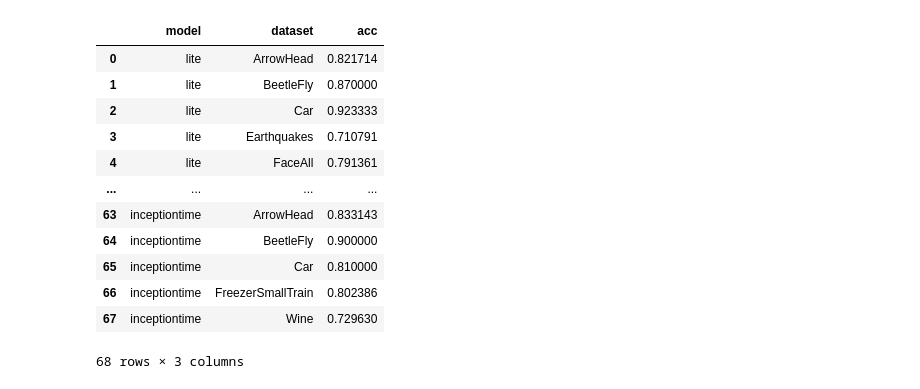
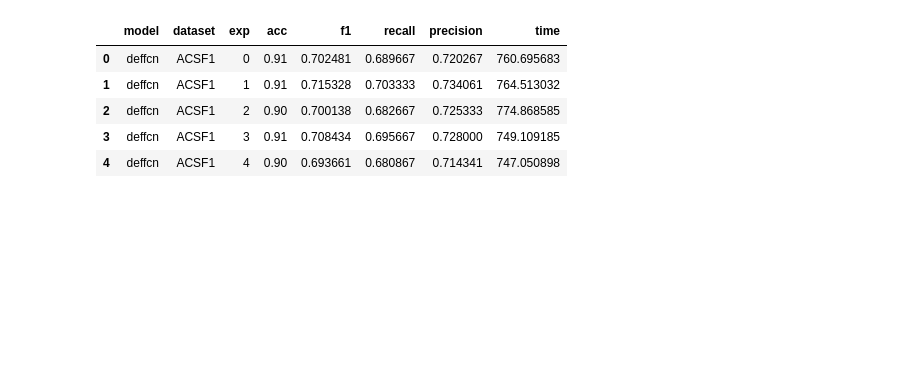
Before and after one commit to jose-gilberto/defconv_time_series, a Jupyter notebook: notebooks/subsets_results.ipynb, the cells around one changed output. Cells and saved outputs as stored; diff of their text form; code cells hidden in the pictures; blank space fills up the shorter version.

```diff
--- a/notebooks/subsets_results.ipynb
+++ b/notebooks/subsets_results.ipynb
@@ -3,20 +3,3 @@ import pandas as pd
 import seaborn as sns
 import numpy as np
 import matplotlib.pyplot as plt
-# %%
-subset_results = pd.read_csv('./subset_results.csv')
-subset_results
-# %% [output]
-|  | model | dataset | acc |
-| 0 | lite | ArrowHead | 0.821714 |
-| 1 | lite | BeetleFly | 0.870000 |
-| 2 | lite | Car | 0.923333 |
-| 3 | lite | Earthquakes | 0.710791 |
-| 4 | lite | FaceAll | 0.791361 |
-| ... | ... | ... | ... |
-| 63 | inceptiontime | ArrowHead | 0.833143 |
-| 64 | inceptiontime | BeetleFly | 0.900000 |
-| 65 | inceptiontime | Car | 0.810000 |
-| 66 | inceptiontime | FreezerSmallTrain | 0.802386 |
-| 67 | inceptiontime | Wine | 0.729630 |
-68 rows × 3 columns
@@ -22,0 +10,10 @@ subset_results
+# %%
+results = pd.concat([deformable_results, fcn_results, inception_results])
+results.head()
+# %% [output]
+|  | model | dataset | exp | acc | f1 | recall | precision | time |
+| 0 | deffcn | ACSF1 | 0 | 0.91 | 0.702481 | 0.689667 | 0.720267 | 760.695683 |
+| 1 | deffcn | ACSF1 | 1 | 0.91 | 0.715328 | 0.703333 | 0.734061 | 764.513032 |
+| 2 | deffcn | ACSF1 | 2 | 0.90 | 0.700138 | 0.682667 | 0.725333 | 774.868585 |
+| 3 | deffcn | ACSF1 | 3 | 0.91 | 0.708434 | 0.695667 | 0.728000 | 749.109185 |
+| 4 | deffcn | ACSF1 | 4 | 0.90 | 0.693661 | 0.680867 | 0.714341 | 747.050898 |
```
Also changed, not shown: parts of 6 cells of this notebook, 11 other files.
